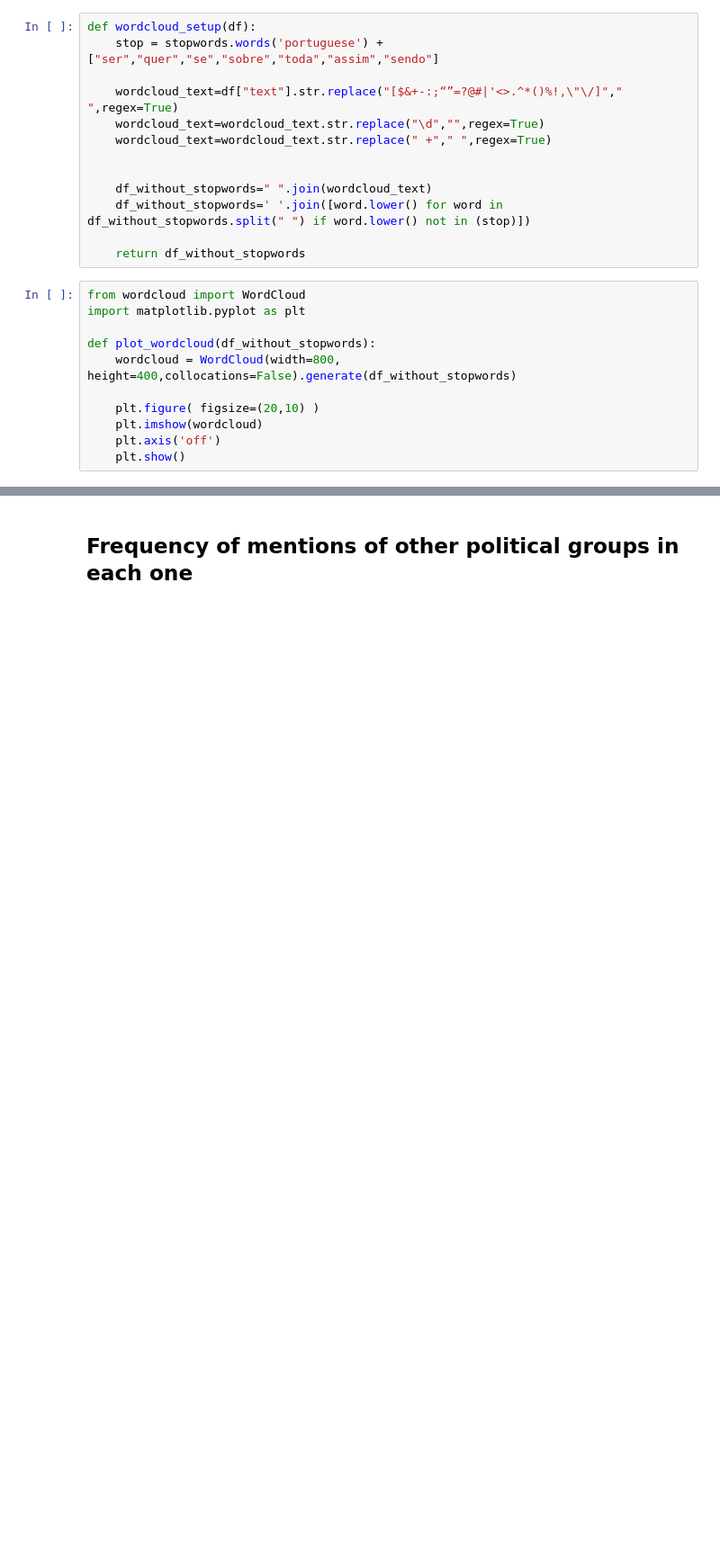
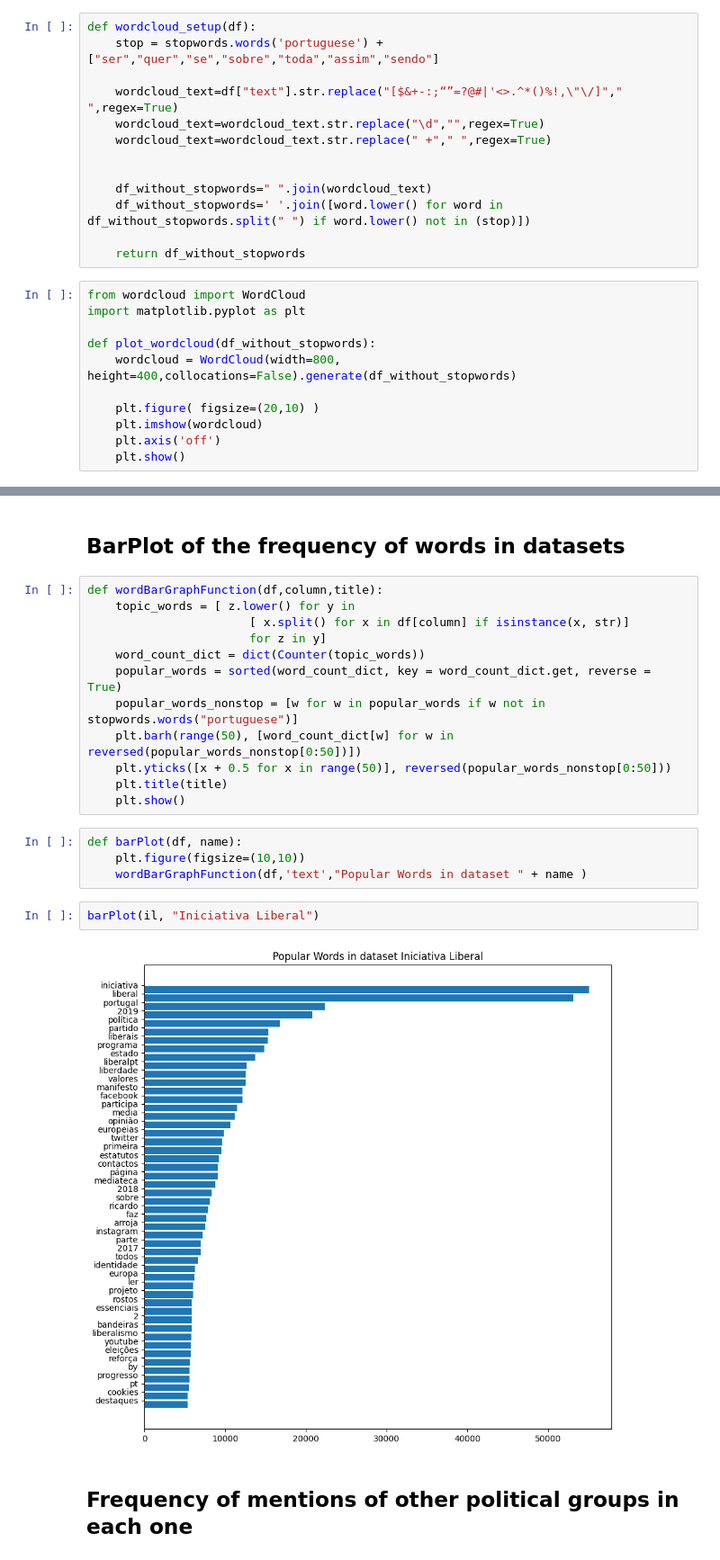
Before and after one commit to mariacrnr/feup-pri, a Jupyter notebook: delivery1/analysis/data_exploration.ipynb, the cells around one changed output, grey strips where cells are left out. Shown at 90% size. Cells and saved outputs as stored; diff of their text form; blank space fills up the shorter version.

```diff
--- a/delivery1/analysis/data_exploration.ipynb
+++ b/delivery1/analysis/data_exploration.ipynb
@@ -440,3 +435,25 @@ plot_wordcloud(il_no_stopwords)
+# %% [markdown]
+## BarPlot of the frequency of words in datasets
+# %%
+def wordBarGraphFunction(df,column,title):
+    topic_words = [ z.lower() for y in
+                       [ x.split() for x in df[column] if isinstance(x, str)]
+                       for z in y]
+    word_count_dict = dict(Counter(topic_words))
+    popular_words = sorted(word_count_dict, key = word_count_dict.get, reverse = True)
+    popular_words_nonstop = [w for w in popular_words if w not in stopwords.words("portuguese")]
+    plt.barh(range(50), [word_count_dict[w] for w in reversed(popular_words_nonstop[0:50])])
+    plt.yticks([x + 0.5 for x in range(50)], reversed(popular_words_nonstop[0:50]))
+    plt.title(title)
+    plt.show()
+# %%
+def barPlot(df, name):
+    plt.figure(figsize=(10,10))
+    wordBarGraphFunction(df,'text',"Popular Words in dataset " + name )
+# %%
+barPlot(il, "Iniciativa Liberal")
+# %% [output]
+[figure, added]
 # %% [markdown]
 ## Frequency of mentions of other political groups in each one
 # %%
```
Also changed, not shown: parts of 12 cells of this notebook.
